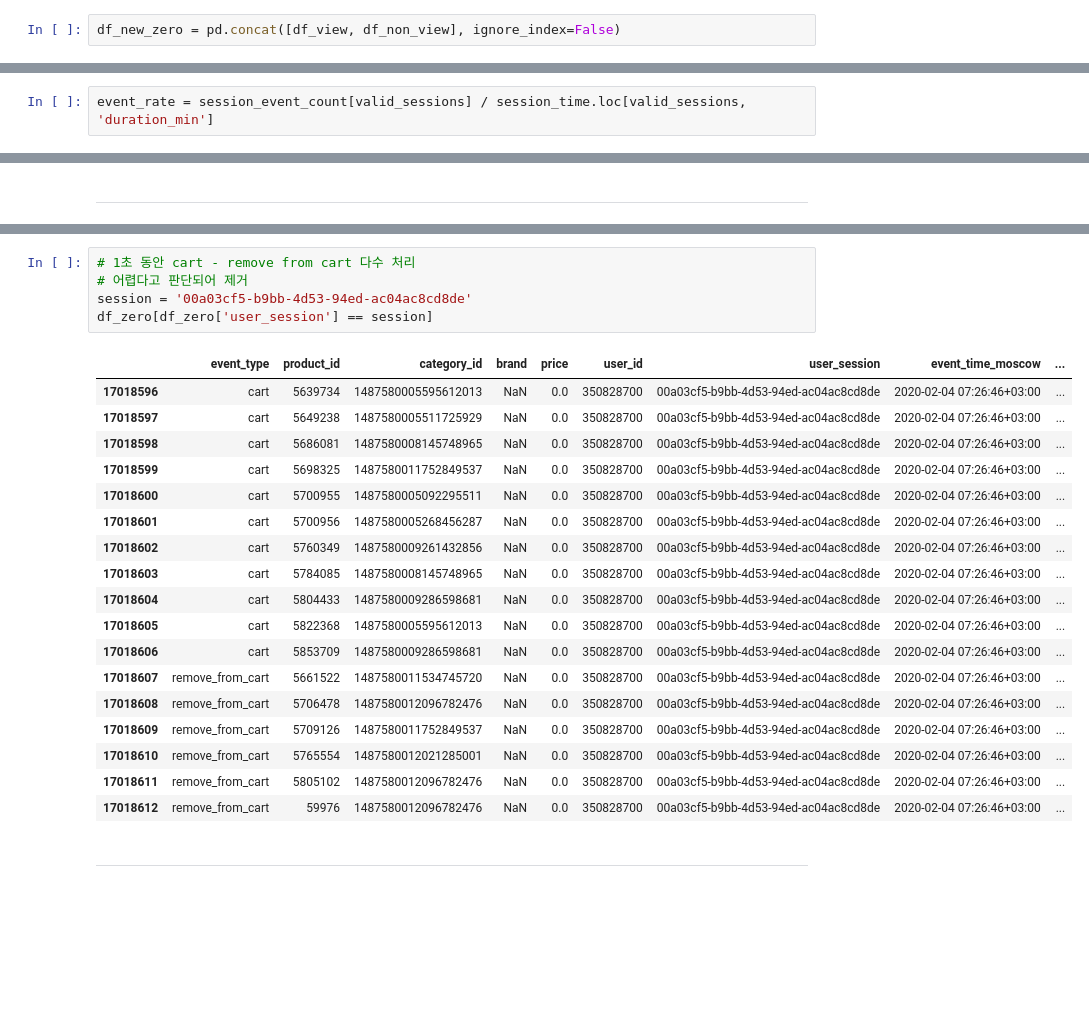
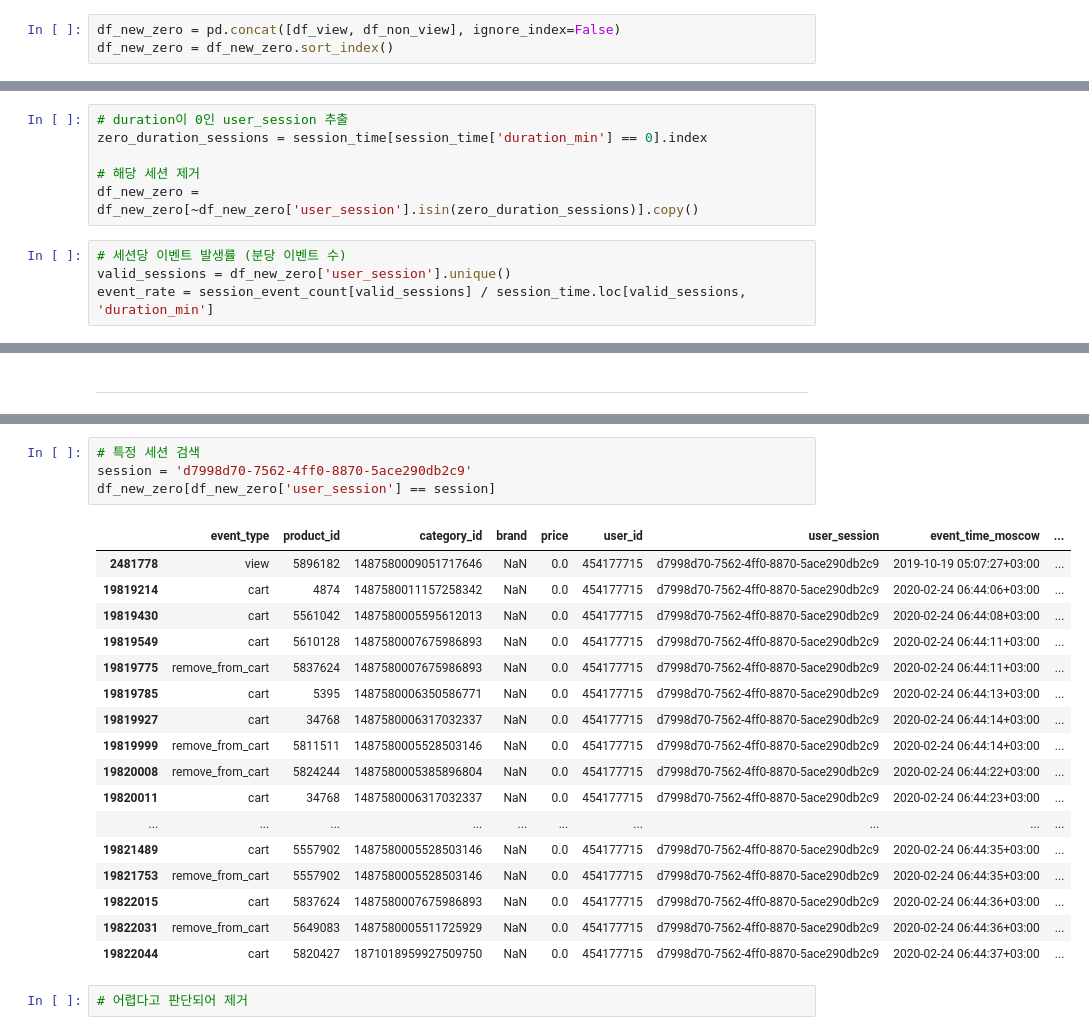
Before and after one commit to Blche/datathon_09, a Jupyter notebook: members/문세희/03_price_zero_and_price_inconsistency_check.ipynb.ipynb, the cells around one changed output, grey strips where cells are left out. Drawn from its saved outputs; the diff is of its cells as text; blank space fills up the shorter version.

```diff
--- a/members/문세희/03_price_zero_and_price_inconsistency_check.ipynb.ipynb
+++ b/members/문세희/03_price_zero_and_price_inconsistency_check.ipynb.ipynb
@@ -452,6 +461,7 @@ df_non_view
 10653 rows × 10 columns
 # %%
 df_new_zero = pd.concat([df_view, df_non_view], ignore_index=False)
+df_new_zero = df_new_zero.sort_index()
 # %%
 # user_session이 1개뿐인 경우 파이프라인에서 제외
 session_counts = df_new_zero['user_session'].value_counts()
@@ -491,5 +481,13 @@ session_time['duration_min'] = (session_time['max'] - session_time['min']).dt.to
 
 # user_session 개수
 session_event_count = df_new_zero.groupby('user_session').size()
+# %%
+# duration이 0인 user_session 추출
+zero_duration_sessions = session_time[session_time['duration_min'] == 0].index
+
+# 해당 세션 제거
+df_new_zero = df_new_zero[~df_new_zero['user_session'].isin(zero_duration_sessions)].copy()
 # %%
+# 세션당 이벤트 발생률 (분당 이벤트 수)
+valid_sessions = df_new_zero['user_session'].unique()
 event_rate = session_event_count[valid_sessions] / session_time.loc[valid_sessions, 'duration_min']
@@ -519,26 +526,24 @@ zero_duration_sessions
 # %%
-# 1초 동안 cart - remove from cart 다수 처리
-# 어렵다고 판단되어 제거
-session = '00a03cf5-b9bb-4d53-94ed-ac04ac8cd8de'
-df_zero[df_zero['user_session'] == session]
+# 특정 세션 검색
+session = 'd7998d70-7562-4ff0-8870-5ace290db2c9'
+df_new_zero[df_new_zero['user_session'] == session]
 # %% [output]
 |  | event_type | product_id | category_id | brand | price | user_id | user_session | event_time_moscow | ... |
-| 17018596 | cart | 5639734 | 1487580005595612013 | NaN | 0.0 | 350828700 | 00a03cf5-b9bb-4d53-94ed-ac04ac8cd8de | 2020-02-04 07:26:46+03:00 | ... |
-| 17018597 | cart | 5649238 | 1487580005511725929 | NaN | 0.0 | 350828700 | 00a03cf5-b9bb-4d53-94ed-ac04ac8cd8de | 2020-02-04 07:26:46+03:00 | ... |
-| 17018598 | cart | 5686081 | 1487580008145748965 | NaN | 0.0 | 350828700 | 00a03cf5-b9bb-4d53-94ed-ac04ac8cd8de | 2020-02-04 07:26:46+03:00 | ... |
-| 17018599 | cart | 5698325 | 1487580011752849537 | NaN | 0.0 | 350828700 | 00a03cf5-b9bb-4d53-94ed-ac04ac8cd8de | 2020-02-04 07:26:46+03:00 | ... |
-| 17018600 | cart | 5700955 | 1487580005092295511 | NaN | 0.0 | 350828700 | 00a03cf5-b9bb-4d53-94ed-ac04ac8cd8de | 2020-02-04 07:26:46+03:00 | ... |
-| 17018601 | cart | 5700956 | 1487580005268456287 | NaN | 0.0 | 350828700 | 00a03cf5-b9bb-4d53-94ed-ac04ac8cd8de | 2020-02-04 07:26:46+03:00 | ... |
-| 17018602 | cart | 5760349 | 1487580009261432856 | NaN | 0.0 | 350828700 | 00a03cf5-b9bb-4d53-94ed-ac04ac8cd8de | 2020-02-04 07:26:46+03:00 | ... |
-| 17018603 | cart | 5784085 | 1487580008145748965 | NaN | 0.0 | 350828700 | 00a03cf5-b9bb-4d53-94ed-ac04ac8cd8de | 2020-02-04 07:26:46+03:00 | ... |
-| 17018604 | cart | 5804433 | 1487580009286598681 | NaN | 0.0 | 350828700 | 00a03cf5-b9bb-4d53-94ed-ac04ac8cd8de | 2020-02-04 07:26:46+03:00 | ... |
-| 17018605 | cart | 5822368 | 1487580005595612013 | NaN | 0.0 | 350828700 | 00a03cf5-b9bb-4d53-94ed-ac04ac8cd8de | 2020-02-04 07:26:46+03:00 | ... |
-| 17018606 | cart | 5853709 | 1487580009286598681 | NaN | 0.0 | 350828700 | 00a03cf5-b9bb-4d53-94ed-ac04ac8cd8de | 2020-02-04 07:26:46+03:00 | ... |
-| 17018607 | remove_from_cart | 5661522 | 1487580011534745720 | NaN | 0.0 | 350828700 | 00a03cf5-b9bb-4d53-94ed-ac04ac8cd8de | 2020-02-04 07:26:46+03:00 | ... |
-| 17018608 | remove_from_cart | 5706478 | 1487580012096782476 | NaN | 0.0 | 350828700 | 00a03cf5-b9bb-4d53-94ed-ac04ac8cd8de | 2020-02-04 07:26:46+03:00 | ... |
-| 17018609 | remove_from_cart | 5709126 | 1487580011752849537 | NaN | 0.0 | 350828700 | 00a03cf5-b9bb-4d53-94ed-ac04ac8cd8de | 2020-02-04 07:26:46+03:00 | ... |
-| 17018610 | remove_from_cart | 5765554 | 1487580012021285001 | NaN | 0.0 | 350828700 | 00a03cf5-b9bb-4d53-94ed-ac04ac8cd8de | 2020-02-04 07:26:46+03:00 | ... |
-| 17018611 | remove_from_cart | 5805102 | 1487580012096782476 | NaN | 0.0 | 350828700 | 00a03cf5-b9bb-4d53-94ed-ac04ac8cd8de | 2020-02-04 07:26:46+03:00 | ... |
-| 17018612 | remove_from_cart | 59976 | 1487580012096782476 | NaN | 0.0 | 350828700 | 00a03cf5-b9bb-4d53-94ed-ac04ac8cd8de | 2020-02-04 07:26:46+03:00 | ... |
+| 2481778 | view | 5896182 | 1487580009051717646 | NaN | 0.0 | 454177715 | d7998d70-7562-4ff0-8870-5ace290db2c9 | 2019-10-19 05:07:27+03:00 | ... |
+| 19819214 | cart | 4874 | 1487580011157258342 | NaN | 0.0 | 454177715 | d7998d70-7562-4ff0-8870-5ace290db2c9 | 2020-02-24 06:44:06+03:00 | ... |
+| 19819430 | cart | 5561042 | 1487580005595612013 | NaN | 0.0 | 454177715 | d7998d70-7562-4ff0-8870-5ace290db2c9 | 2020-02-24 06:44:08+03:00 | ... |
+| 19819549 | cart | 5610128 | 1487580007675986893 | NaN | 0.0 | 454177715 | d7998d70-7562-4ff0-8870-5ace290db2c9 | 2020-02-24 06:44:11+03:00 | ... |
+| 19819775 | remove_from_cart | 5837624 | 1487580007675986893 | NaN | 0.0 | 454177715 | d7998d70-7562-4ff0-8870-5ace290db2c9 | 2020-02-24 06:44:11+03:00 | ... |
+| 19819785 | cart | 5395 | 1487580006350586771 | NaN | 0.0 | 454177715 | d7998d70-7562-4ff0-8870-5ace290db2c9 | 2020-02-24 06:44:13+03:00 | ... |
+| 19819927 | cart | 34768 | 1487580006317032337 | NaN | 0.0 | 454177715 | d7998d70-7562-4ff0-8870-5ace290db2c9 | 2020-02-24 06:44:14+03:00 | ... |
+| 19819999 | remove_from_cart | 5811511 | 1487580005528503146 | NaN | 0.0 | 454177715 | d7998d70-7562-4ff0-8870-5ace290db2c9 | 2020-02-24 06:44:14+03:00 | ... |
+| 19820008 | remove_from_cart | 5824244 | 1487580005385896804 | NaN | 0.0 | 454177715 | d7998d70-7562-4ff0-8870-5ace290db2c9 | 2020-02-24 06:44:22+03:00 | ... |
+| 19820011 | cart | 34768 | 1487580006317032337 | NaN | 0.0 | 454177715 | d7998d70-7562-4ff0-8870-5ace290db2c9 | 2020-02-24 06:44:23+03:00 | ... |
+| ... | ... | ... | ... | ... | ... | ... | ... | ... | ... |
+| 19821489 | cart | 5557902 | 1487580005528503146 | NaN | 0.0 | 454177715 | d7998d70-7562-4ff0-8870-5ace290db2c9 | 2020-02-24 06:44:35+03:00 | ... |
+| 19821753 | remove_from_cart | 5557902 | 1487580005528503146 | NaN | 0.0 | 454177715 | d7998d70-7562-4ff0-8870-5ace290db2c9 | 2020-02-24 06:44:35+03:00 | ... |
+| 19822015 | cart | 5837624 | 1487580007675986893 | NaN | 0.0 | 454177715 | d7998d70-7562-4ff0-8870-5ace290db2c9 | 2020-02-24 06:44:36+03:00 | ... |
+| 19822031 | remove_from_cart | 5649083 | 1487580005511725929 | NaN | 0.0 | 454177715 | d7998d70-7562-4ff0-8870-5ace290db2c9 | 2020-02-24 06:44:36+03:00 | ... |
+| 19822044 | cart | 5820427 | 1871018959927509750 | NaN | 0.0 | 454177715 | d7998d70-7562-4ff0-8870-5ace290db2c9 | 2020-02-24 06:44:37+03:00 | ... |
-# %% [markdown]
----
+# %%
+# 어렵다고 판단되어 제거
```
Also changed, not shown: parts of 15 cells of this notebook, 4 other files.
